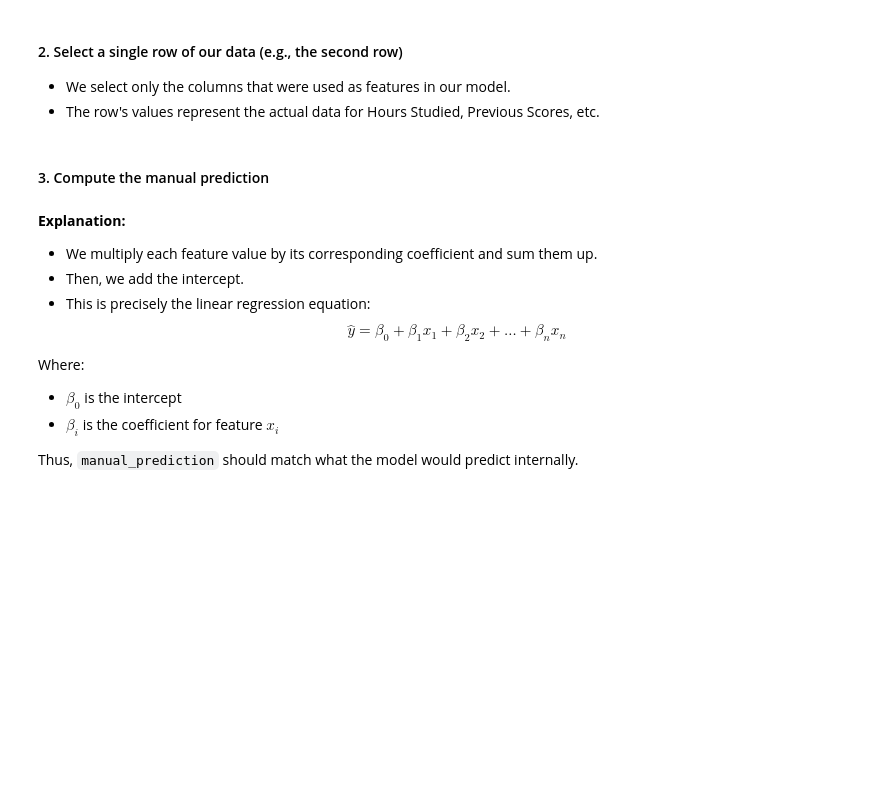
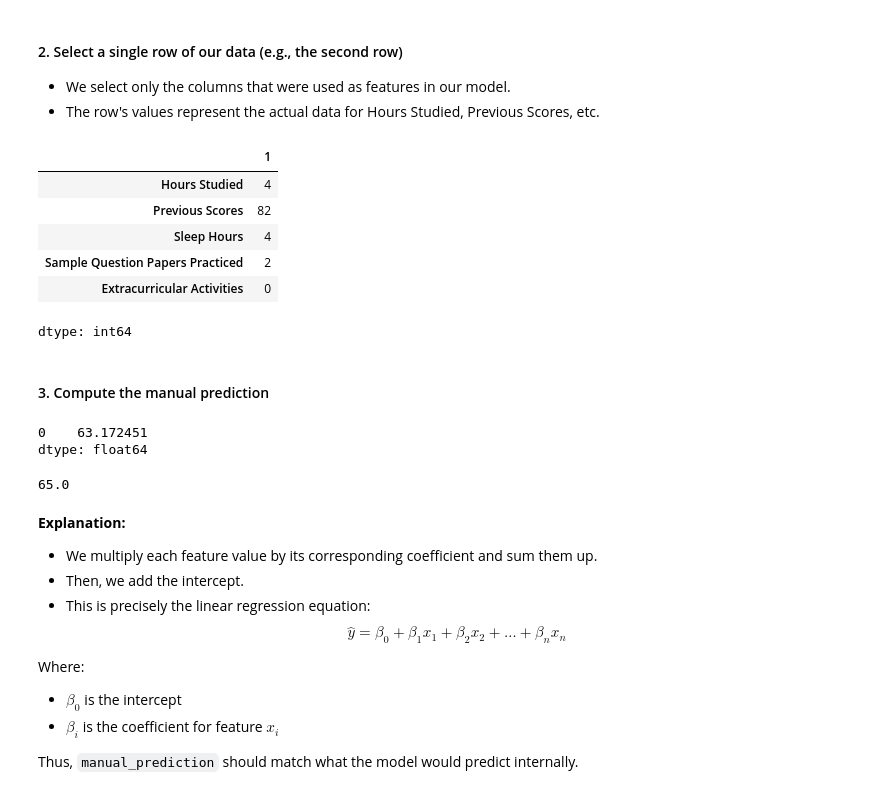
Before and after one commit to annamccartan3/McCartan-Data-Science-Portfolio, a Jupyter notebook: linear_regression/IDS Week 7_1 (2_25)_IN-CLASS.ipynb, the cells around one changed output. Saved outputs shown, nothing was run; the diff lists cells and outputs as text; code cells hidden in the pictures; blank space fills up the shorter version.

```diff
--- a/linear_regression/IDS Week 7_1 (2_25)_IN-CLASS.ipynb
+++ b/linear_regression/IDS Week 7_1 (2_25)_IN-CLASS.ipynb
@@ -152,8 +155,28 @@ dtype: float64
 #### 2. Select a single row of our data (e.g., the second row)
 - We select only the columns that were used as features in our model.
 - The row's values represent the actual data for Hours Studied, Previous Scores, etc.
+# %%
+row_index = 1
+row_features = X.iloc[row_index]
+row_features
+# %% [output]
+|  | 1 |
+| Hours Studied | 4 |
+| Previous Scores | 82 |
+| Sleep Hours | 4 |
+| Sample Question Papers Practiced | 2 |
+| Extracurricular Activities | 0 |
+dtype: int64
 # %% [markdown]
 #### 3. Compute the manual prediction
+# %%
+print((row_features * coef_series).sum() + intercept)
+
+print(y.iloc[1])
+# %% [output]
+0    63.172451
+dtype: float64
+65.0
 # %% [markdown]
 **Explanation:**
 - We multiply each feature value by its corresponding coefficient and sum them up.
```
Also changed, not shown: parts of 5 cells of this notebook.
